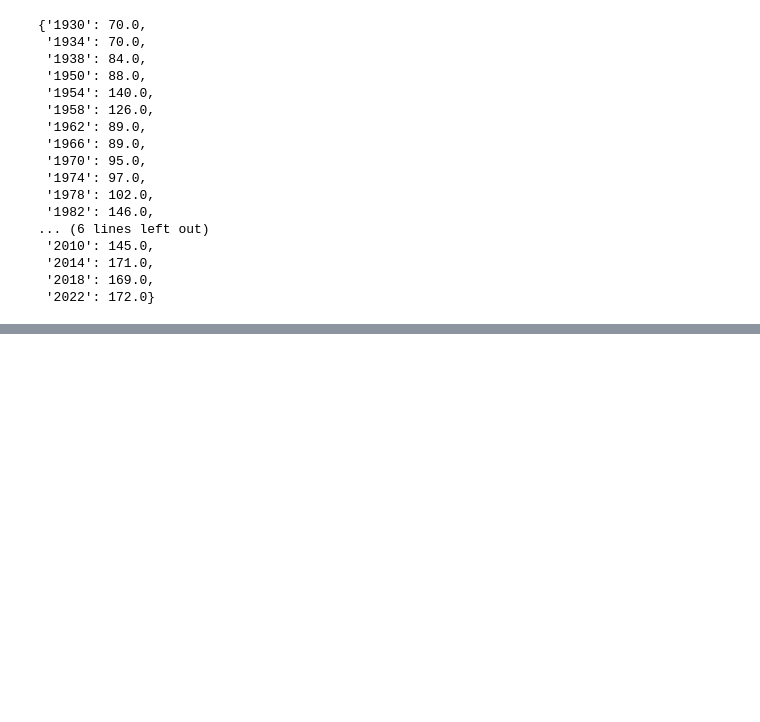
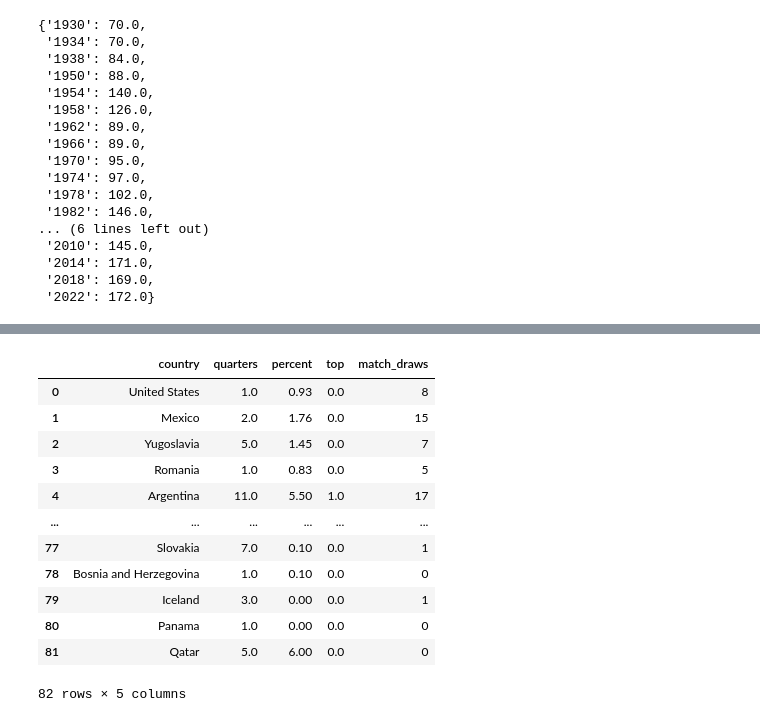
Before and after one commit to LuisST-2000/Extraccion-de-Data, a Jupyter notebook: Data_Football.ipynb, the cells around one changed output, grey strips where cells are left out. Saved outputs shown, nothing was run; the diff lists cells and outputs as text; code cells hidden in the pictures; blank space fills up the shorter version.

```diff
--- a/Data_Football.ipynb
+++ b/Data_Football.ipynb
@@ -360,0 +656,32 @@ merged_df.goles_totales.where(merged_df.date_year == '1930').sum()
+# %%
+quarter_avg = data_football.quarters.mean()
+quarter_std = data_football.quarters.std()
+quarter_null_count = data_football.quarters.isnull().sum()
+random_quarter = np.random.randint(quarter_std - quarter_avg,quarter_std + quarter_avg, size = quarter_null_count)
+with_null_values = np.isnan(data_football.quarters)
+data_football.loc[np.isnan(data_football.quarters), 'quarters'] = random_quarter
+# %%
+percent_avg = data_football.quarters.mean()
+percent_std = data_football.quarters.std()
+percent_null_count = data_football.percent.isnull().sum()
+
+random_percent = np.random.randint(percent_std - percent_avg, percent_std + percent_avg, size = percent_null_count)
+with_null_values = np.isnan(data_football.percent)
+data_football.loc[np.isnan(data_football.percent), 'percent'] = random_percent
+# %%
+data_football = data_football.fillna(0)
+data_football
+# %% [output]
+|  | country | quarters | percent | top | match_draws |
+| 0 | United States | 1.0 | 0.93 | 0.0 | 8 |
+| 1 | Mexico | 2.0 | 1.76 | 0.0 | 15 |
+| 2 | Yugoslavia | 5.0 | 1.45 | 0.0 | 7 |
+| 3 | Romania | 1.0 | 0.83 | 0.0 | 5 |
+| 4 | Argentina | 11.0 | 5.50 | 1.0 | 17 |
+| ... | ... | ... | ... | ... | ... |
+| 77 | Slovakia | 7.0 | 0.10 | 0.0 | 1 |
+| 78 | Bosnia and Herzegovina | 1.0 | 0.10 | 0.0 | 0 |
+| 79 | Iceland | 3.0 | 0.00 | 0.0 | 1 |
+| 80 | Panama | 1.0 | 0.00 | 0.0 | 0 |
+| 81 | Qatar | 5.0 | 6.00 | 0.0 | 0 |
+82 rows × 5 columns
```
Also changed, not shown: parts of 35 cells of this notebook.
